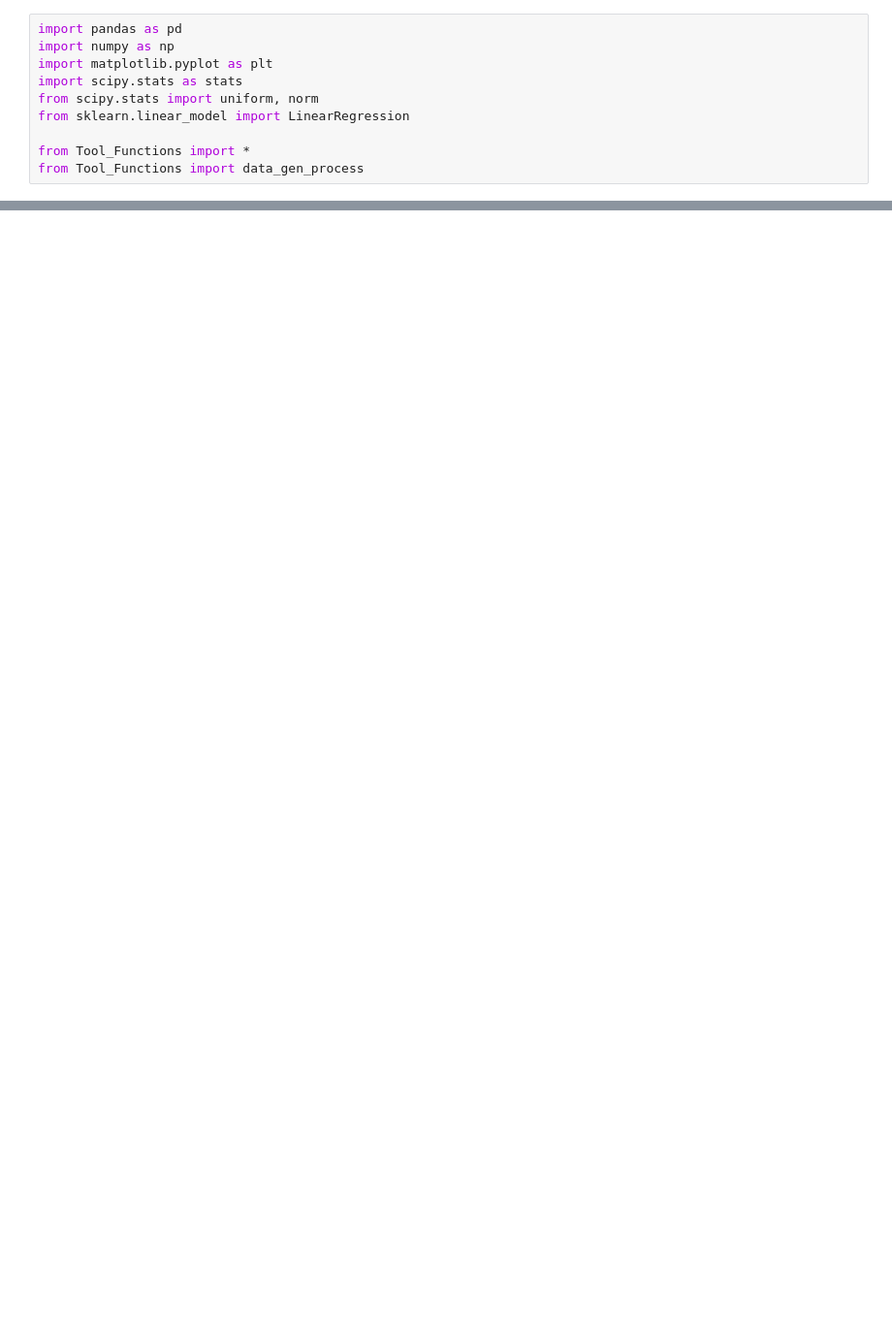
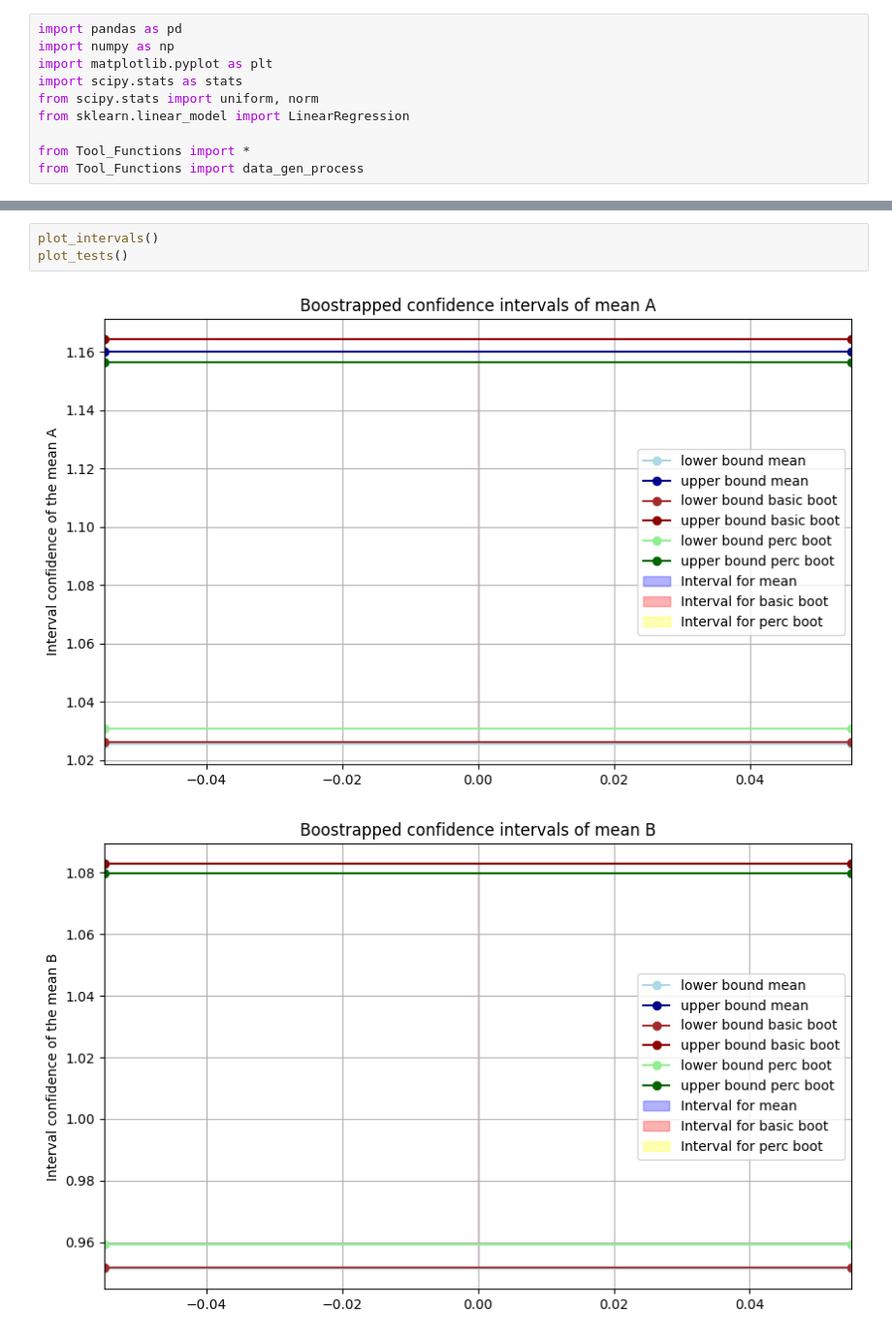
Before and after one commit to AntoineGilsonGH/The-Design-and-Analysis-of-Benchmark-Experiments, a Jupyter notebook: Stat.ipynb, the cells around one changed output, grey strips where cells are left out. Shown at 97% size. Saved outputs shown, nothing was run; the diff lists cells and outputs as text; blank space fills up the shorter version.

```diff
--- a/Stat.ipynb
+++ b/Stat.ipynb
@@ -184,0 +338,6 @@ def statistical_testing():
+# %%
+plot_intervals()
+plot_tests()
+# %% [output]
+[figure, added]
+[figure, added]
```
Also changed, not shown: parts of 7 cells of this notebook.
